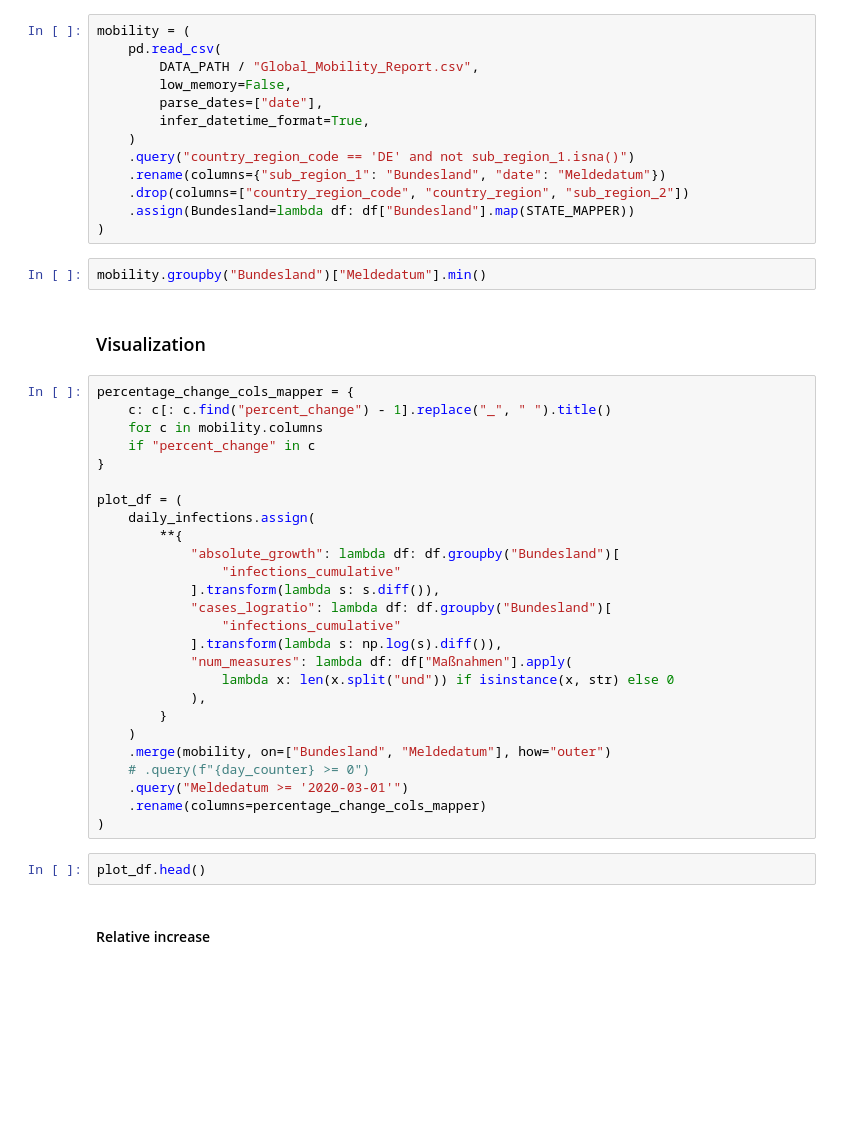
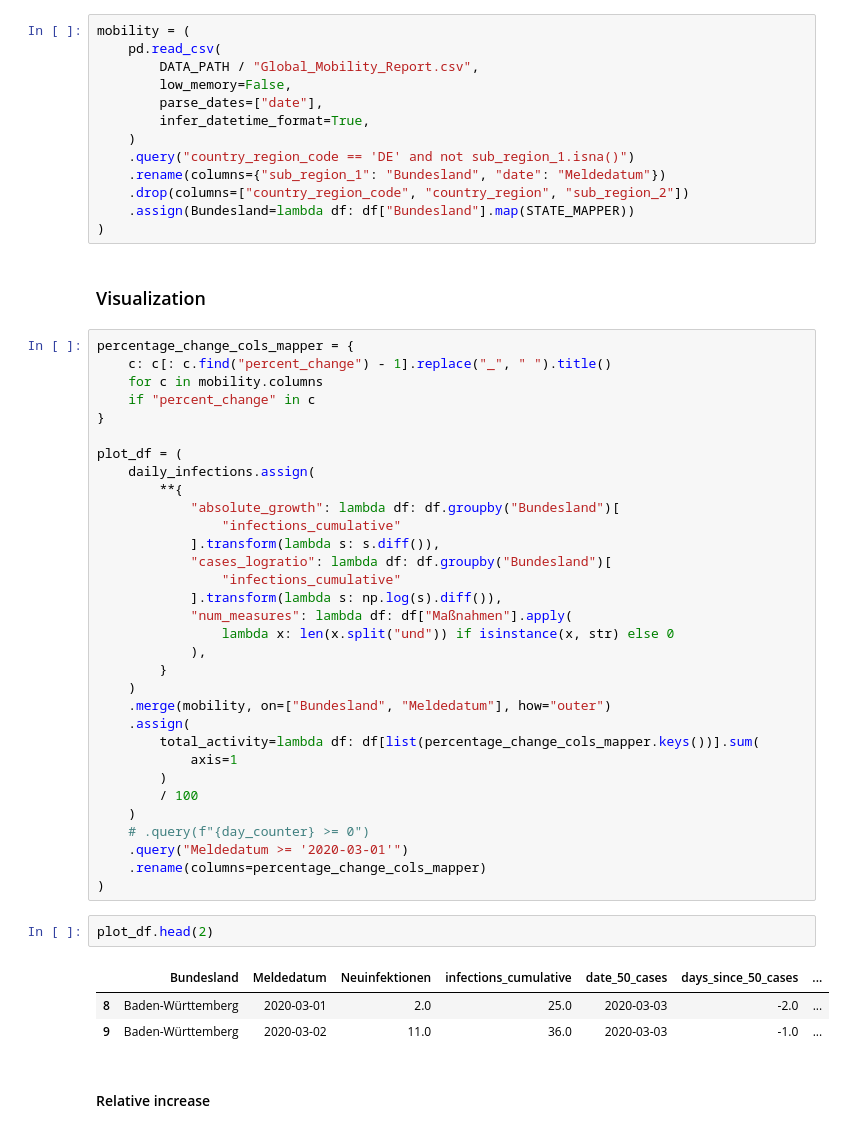
Before and after one commit to sbunzel/covid-viz, a Jupyter notebook: covid-19-by-state.ipynb, the cells around one changed output. Cells and saved outputs as stored; diff of their text form; blank space fills up the shorter version.

Commit message:
Finalize interactive version of activity details

```diff
--- a/covid-19-by-state.ipynb
+++ b/covid-19-by-state.ipynb
@@ -74,8 +76,6 @@ mobility = (
     .drop(columns=["country_region_code", "country_region", "sub_region_2"])
     .assign(Bundesland=lambda df: df["Bundesland"].map(STATE_MAPPER))
 )
-# %%
-mobility.groupby("Bundesland")["Meldedatum"].min()
 # %% [markdown]
 ### Visualization
 # %%
@@ -100,12 +100,22 @@ plot_df = (
         }
     )
     .merge(mobility, on=["Bundesland", "Meldedatum"], how="outer")
+    .assign(
+        total_activity=lambda df: df[list(percentage_change_cols_mapper.keys())].sum(
+            axis=1
+        )
+        / 100
+    )
     # .query(f"{day_counter} >= 0")
     .query("Meldedatum >= '2020-03-01'")
     .rename(columns=percentage_change_cols_mapper)
 )
 # %%
-plot_df.head()
+plot_df.head(2)
+# %% [output]
+|  | Bundesland | Meldedatum | Neuinfektionen | infections_cumulative | date_50_cases | days_since_50_cases | ... |
+| 8 | Baden-Württemberg | 2020-03-01 | 2.0 | 25.0 | 2020-03-03 | -2.0 | ... |
+| 9 | Baden-Württemberg | 2020-03-02 | 11.0 | 36.0 | 2020-03-03 | -1.0 | ... |
 # %% [markdown]
 #### Relative increase
 # %%
```
Also changed, not shown: parts of 17 cells of this notebook.
